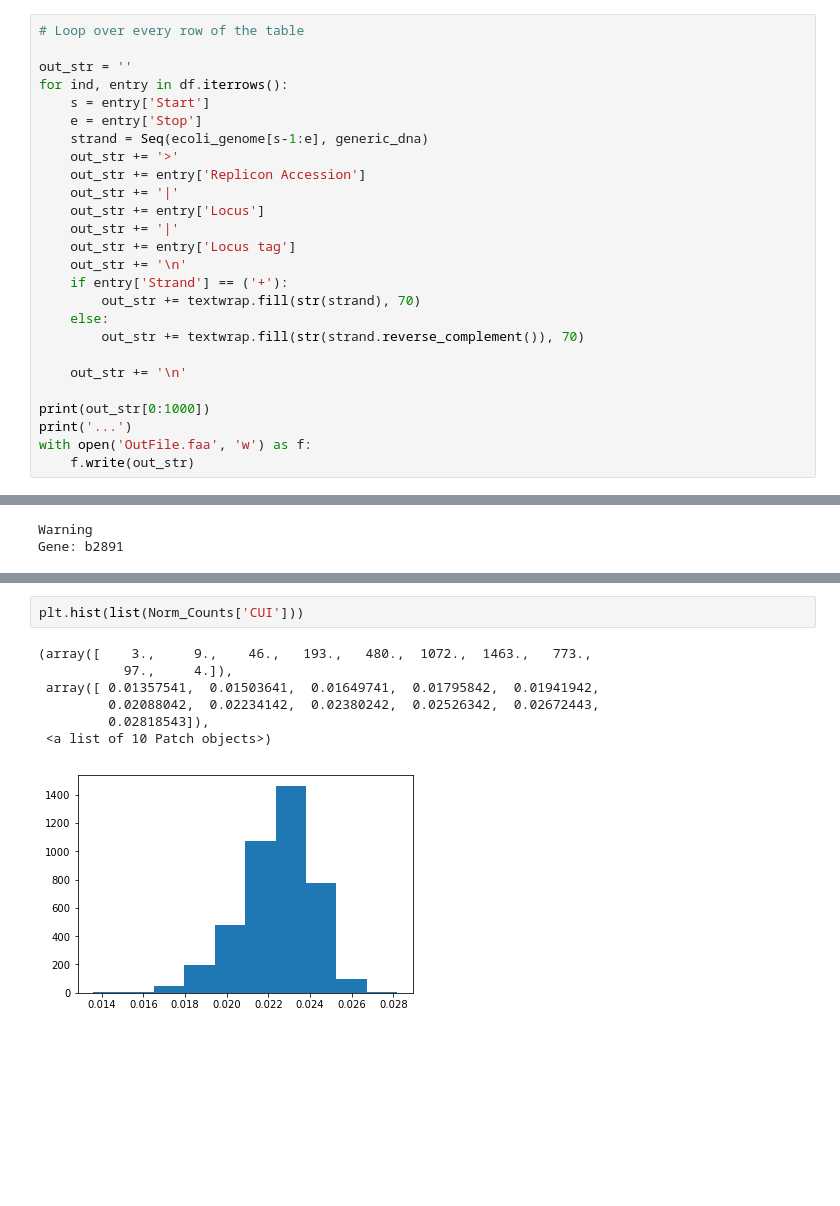
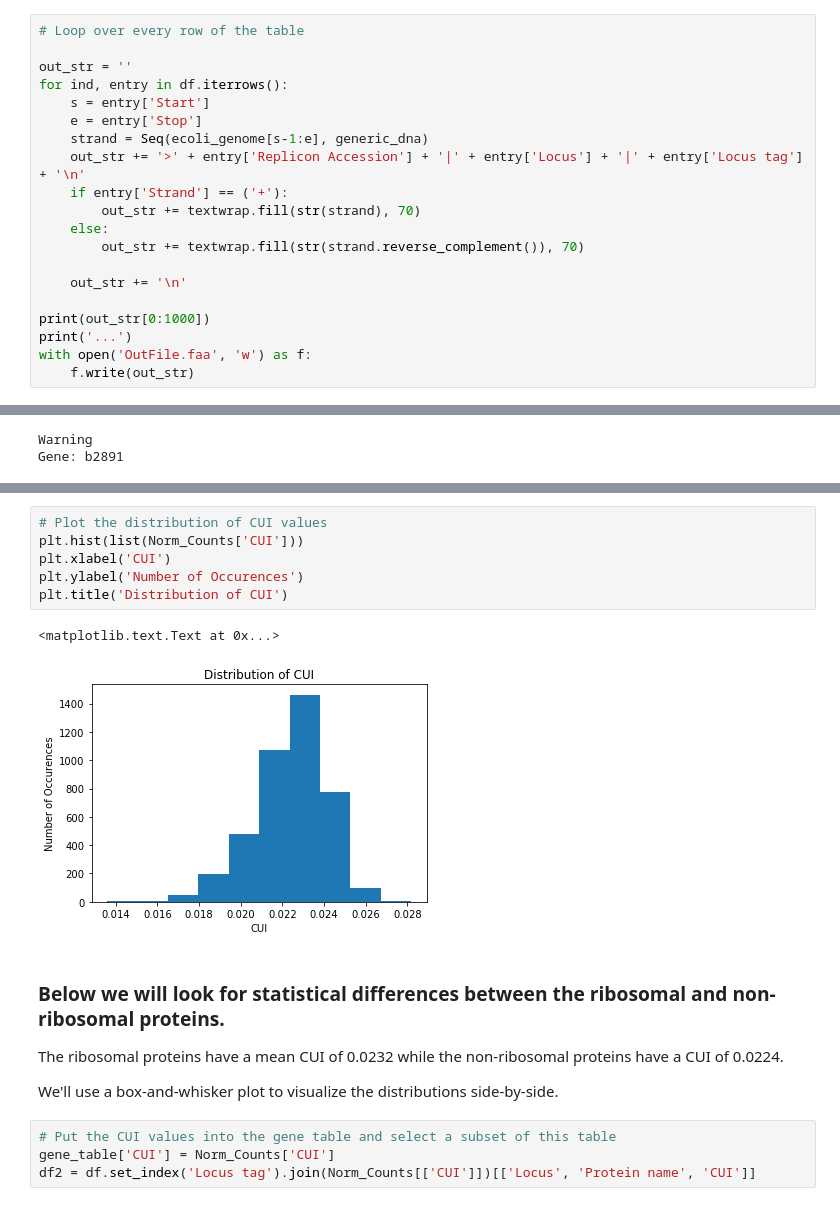
Before and after one commit to ericiscool/BIMM185, a Jupyter notebook: Lab Reports/Week 2/Report 2.ipynb, the cells around one changed output, grey strips where cells are left out. Drawn from its saved outputs; the diff is of its cells as text; blank space fills up the shorter version.

```diff
--- a/Lab Reports/Week 2/Report 2.ipynb
+++ b/Lab Reports/Week 2/Report 2.ipynb
@@ -101,13 +105,7 @@ for ind, entry in df.iterrows():
     s = entry['Start']
     e = entry['Stop']
     strand = Seq(ecoli_genome[s-1:e], generic_dna)
-    out_str += '>'
-    out_str += entry['Replicon Accession']
-    out_str += '|'
-    out_str += entry['Locus']
-    out_str += '|'
-    out_str += entry['Locus tag']
-    out_str += '\n'
+    out_str += '>' + entry['Replicon Accession'] + '|' + entry['Locus'] + '|' + entry['Locus tag'] + '\n'
     if entry['Strand'] == ('+'):
         out_str += textwrap.fill(str(strand), 70)
     else:
@@ -246,10 +229,19 @@ Norm_Counts[['CUI']]
-# %%
-plt.hist(list(Norm_Counts['CUI']))
-# %% [output]
-(array([    3.,     9.,    46.,   193.,   480.,  1072.,  1463.,   773.,
-           97.,     4.]),
- array([ 0.01357541,  0.01503641,  0.01649741,  0.01795842,  0.01941942,
-         0.02088042,  0.02234142,  0.02380242,  0.02526342,  0.02672443,
-         0.02818543]),
- <a list of 10 Patch objects>)
-[figure, removed]
+# %%
+# Plot the distribution of CUI values
+plt.hist(list(Norm_Counts['CUI']))
+plt.xlabel('CUI')
+plt.ylabel('Number of Occurences')
+plt.title('Distribution of CUI')
+# %% [output]
+<matplotlib.text.Text at 0x...>
+[figure, added]
+# %% [markdown]
+### Below we will look for statistical differences between the ribosomal and non-ribosomal proteins.
+
+The ribosomal proteins have a mean CUI of 0.0232 while the non-ribosomal proteins have a CUI of 0.0224.
+
+We'll use a box-and-whisker plot to visualize the distributions side-by-side.
+# %%
+# Put the CUI values into the gene table and select a subset of this table
+gene_table['CUI'] = Norm_Counts['CUI']
+df2 = df.set_index('Locus tag').join(Norm_Counts[['CUI']])[['Locus', 'Protein name', 'CUI']]
```
Also changed, not shown: parts of 14 cells of this notebook, 2 other files.
